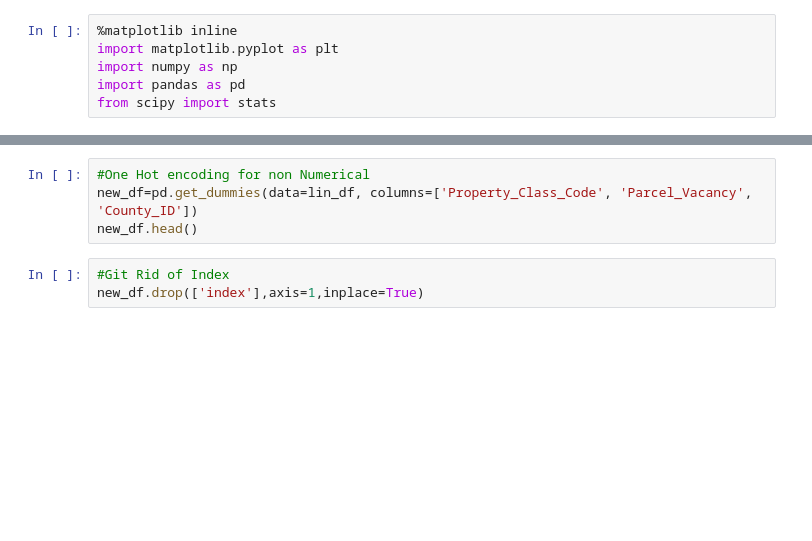
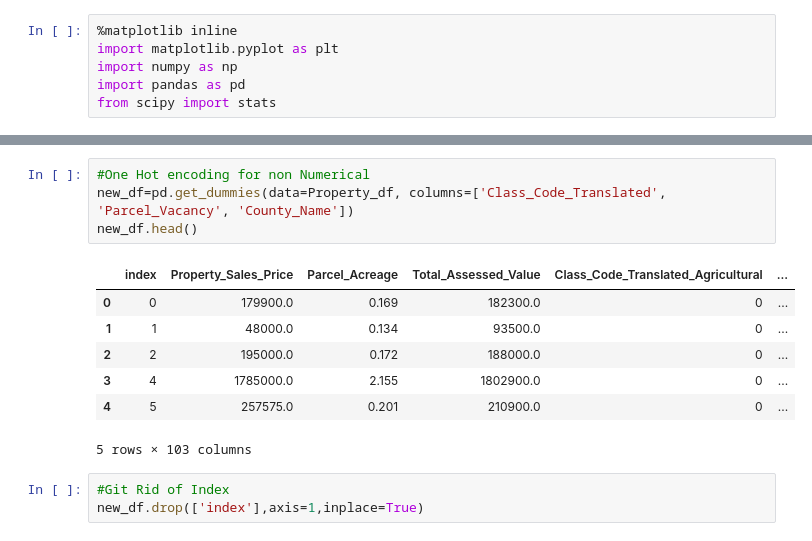
Before and after one commit to MaxBrowning/butler-project3-groupD, a Jupyter notebook: Model.ipynb, the cells around one changed output, grey strips where cells are left out. Saved outputs shown, nothing was run; the diff lists cells and outputs as text; blank space fills up the shorter version.

```diff
--- a/Model.ipynb
+++ b/Model.ipynb
@@ -31,7 +57,15 @@ lin_df = lin_df[(np.abs(stats.zscore(lin_df[num_col])) < 3).all(axis=1)].reset_i
 # %%
 #One Hot encoding for non Numerical
-new_df=pd.get_dummies(data=lin_df, columns=['Property_Class_Code', 'Parcel_Vacancy', 'County_ID'])
+new_df=pd.get_dummies(data=Property_df, columns=['Class_Code_Translated', 'Parcel_Vacancy', 'County_Name'])
 new_df.head()
+# %% [output]
+|  | index | Property_Sales_Price | Parcel_Acreage | Total_Assessed_Value | Class_Code_Translated_Agricultural | ... |
+| 0 | 0 | 179900.0 | 0.169 | 182300.0 | 0 | ... |
+| 1 | 1 | 48000.0 | 0.134 | 93500.0 | 0 | ... |
+| 2 | 2 | 195000.0 | 0.172 | 188000.0 | 0 | ... |
+| 3 | 4 | 1785000.0 | 2.155 | 1802900.0 | 0 | ... |
+| 4 | 5 | 257575.0 | 0.201 | 210900.0 | 0 | ... |
+5 rows × 103 columns
 # %%
 #Git Rid of Index
 new_df.drop(['index'],axis=1,inplace=True)
```
Also changed, not shown: parts of 15 cells of this notebook, 1 other file.
